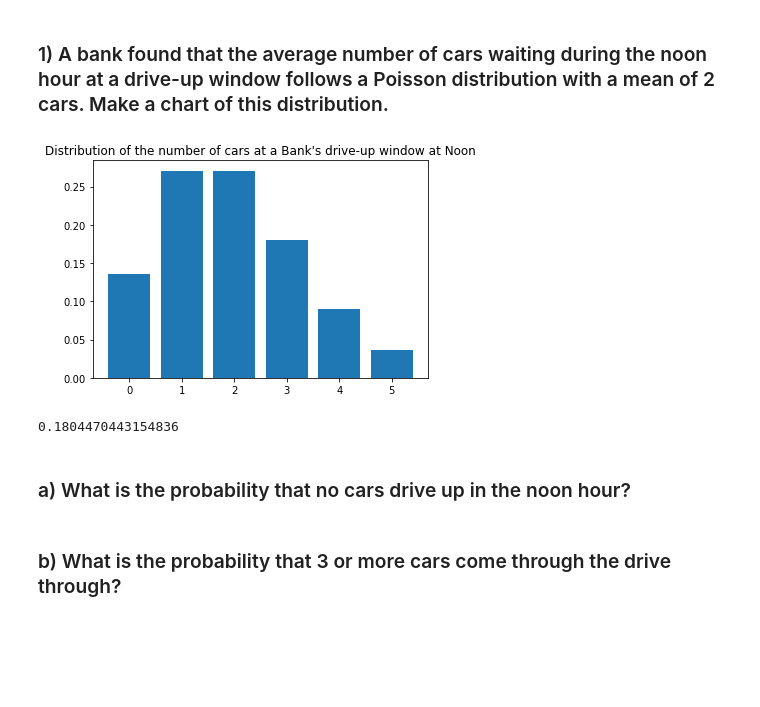
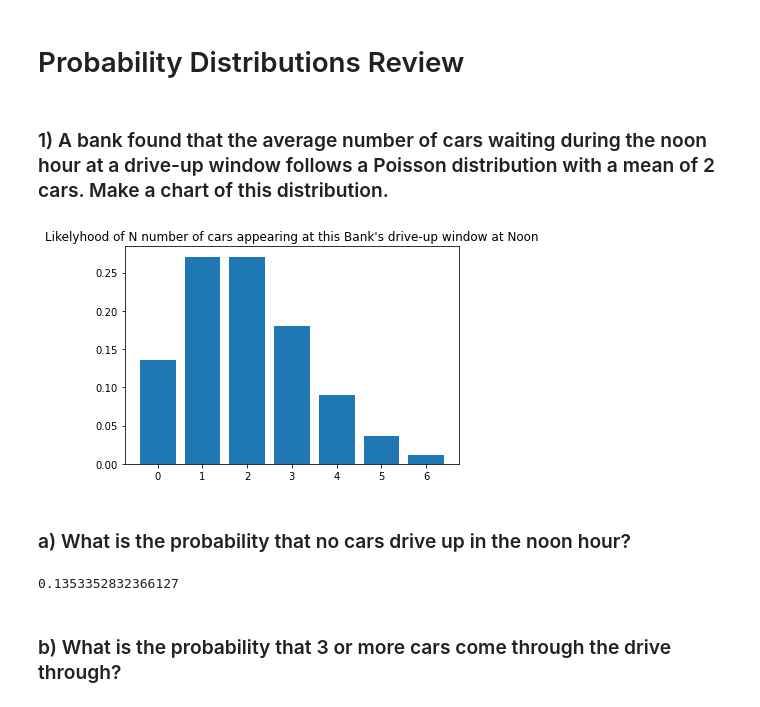
Before and after one commit to Johndsalas/lesson_prep, a Jupyter notebook: probability_distributions_exercises.ipynb, the cells around one changed output. Cells and saved outputs as stored; diff of their text form; code cells hidden in the pictures; blank space fills up the shorter version.

Commit message:
adding probability distributions

```diff
--- a/probability_distributions_exercises.ipynb
+++ b/probability_distributions_exercises.ipynb
@@ -1,3 +1,5 @@
+# %% [markdown]
+# Probability Distributions Review
 # %%
 import numpy as np
 import pandas as pd
@@ -11,18 +15,14 @@ import matplotlib.pyplot as plt
 # %%
 mean = 2
 
-X = [r for r in range(6)]
+X = [r for r in range(7)]
 
 y = [((e**-mean) * (mean**x)) / (factorial(x)) for x in X]
 
 plt.bar(X,y)
-plt.title("Distribution of the number of cars at a Bank's drive-up window at Noon")
+plt.title("Likelyhood of N number of cars appearing at this Bank's drive-up window at Noon")
 plt.show()
 # %% [output]
-[figure, old version]
+[figure, new version]
-# %%
-(e**-mean)*(mean**3)/factorial(3)
-# %% [output]
-0.1804470443154836
 # %% [markdown]
 ### a) What is the probability that no cars drive up in the noon hour?
@@ -29,2 +32,6 @@ plt.show()
+# %%
+stats.poisson(mean).pmf(target)
+# %% [output]
+0.1353352832366127
 # %% [markdown]
 ### b) What is the probability that 3 or more cars come through the drive through?
```
Also changed, not shown: parts of 46 cells of this notebook.
